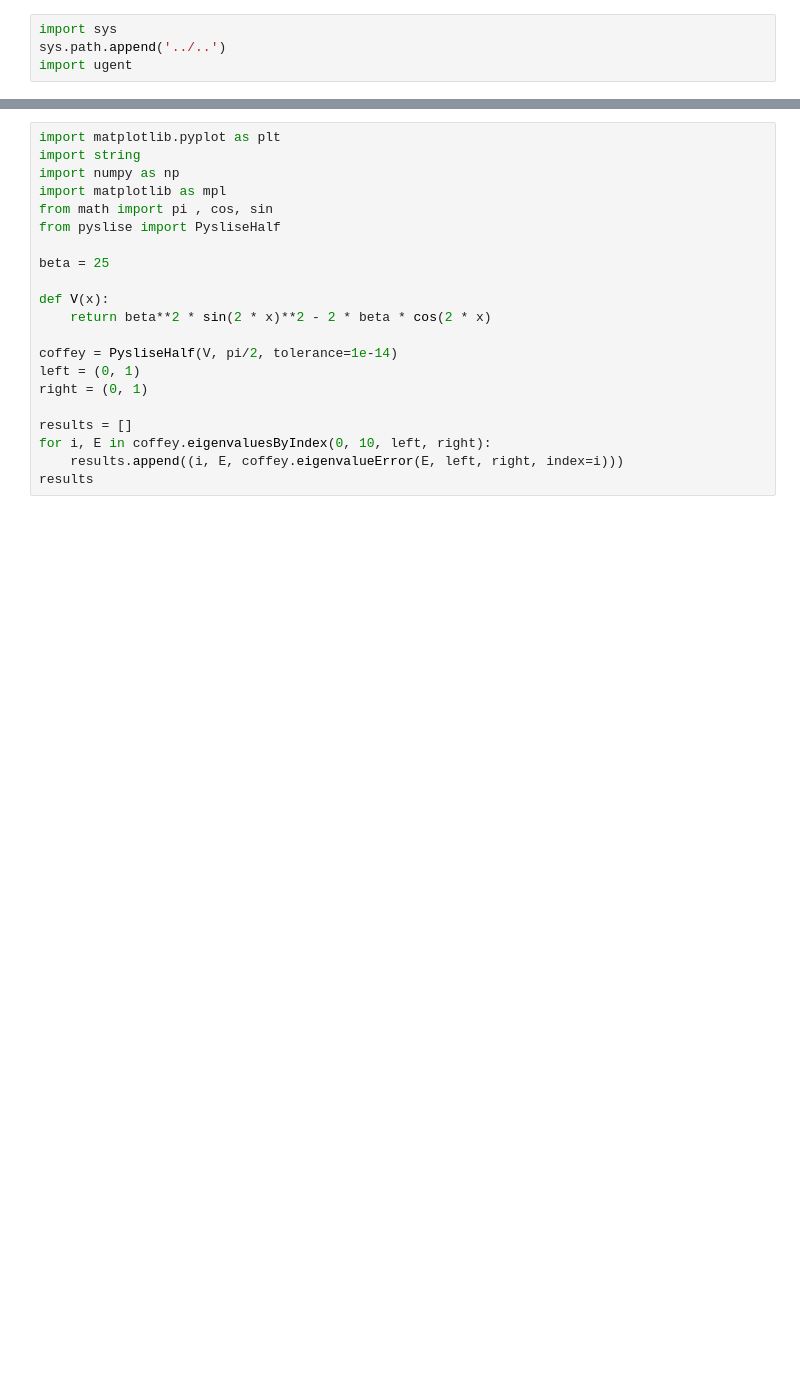
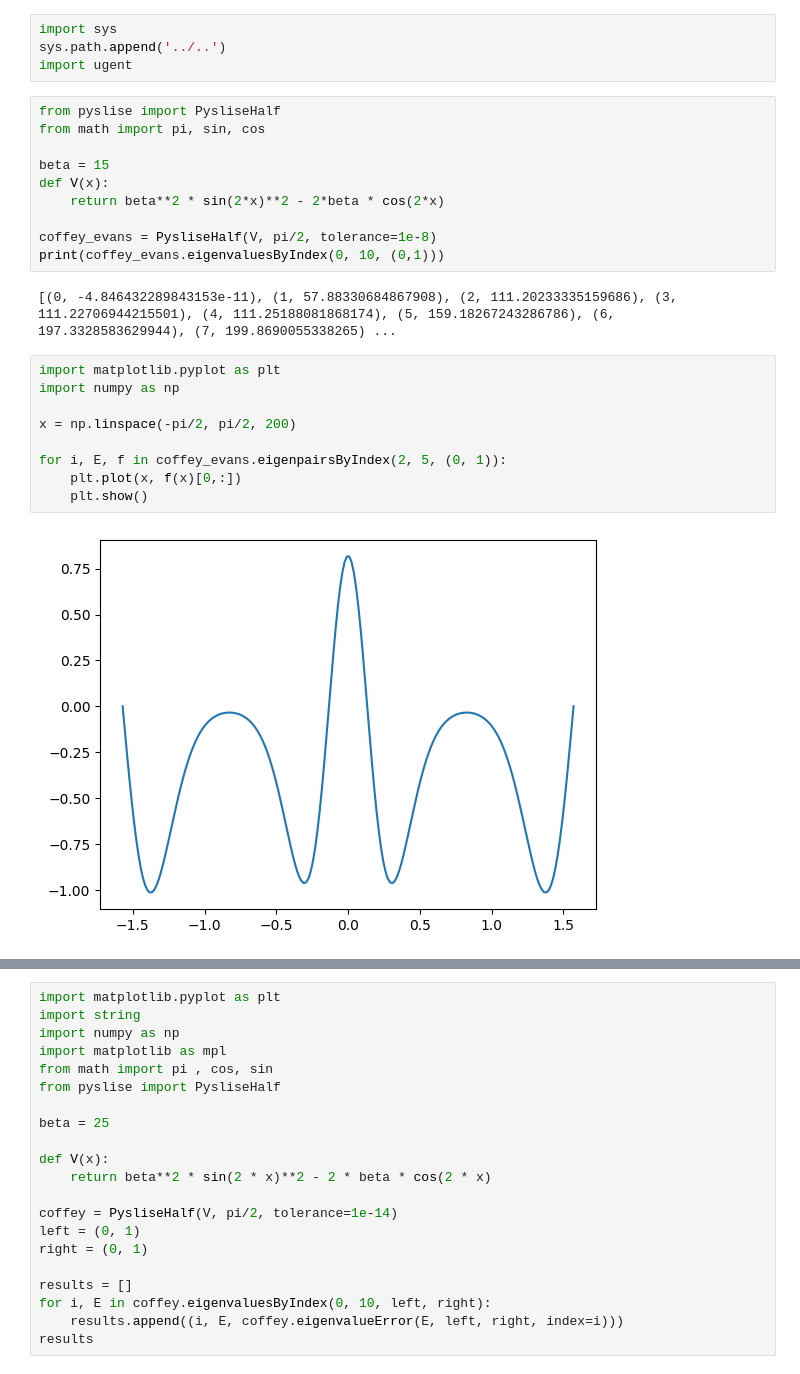
Before and after one commit to toonijn/PhD-thesis, a Jupyter notebook: img/chapter2/pyslise_test/coffey_evans.ipynb, the cells around one changed output, grey strips where cells are left out. Drawn from its saved outputs; the diff is of its cells as text; blank space fills up the shorter version.

```diff
--- a/img/chapter2/pyslise_test/coffey_evans.ipynb
+++ b/img/chapter2/pyslise_test/coffey_evans.ipynb
@@ -2,3 +2,26 @@
 import sys
 sys.path.append('../..')
 import ugent
+# %%
+from pyslise import PysliseHalf
+from math import pi, sin, cos
+
+beta = 15
+def V(x):
+    return beta**2 * sin(2*x)**2 - 2*beta * cos(2*x)
+
+coffey_evans = PysliseHalf(V, pi/2, tolerance=1e-8)
+print(coffey_evans.eigenvaluesByIndex(0, 10, (0,1)))
+# %% [output]
+[(0, -4.846432289843153e-11), (1, 57.88330684867908), (2, 111.20233335159686), (3, 111.22706944215501), (4, 111.25188081868174), (5, 159.18267243286786), (6, 197.3328583629944), (7, 199.8690055338265) ...
+# %%
+import matplotlib.pyplot as plt
+import numpy as np
+
+x = np.linspace(-pi/2, pi/2, 200)
+
+for i, E, f in coffey_evans.eigenpairsByIndex(2, 5, (0, 1)):
+    plt.plot(x, f(x)[0,:])
+    plt.show()
+# %% [output]
+[figure, added]
```
Also changed, not shown: parts of 1 cell of this notebook, 1 other file.
